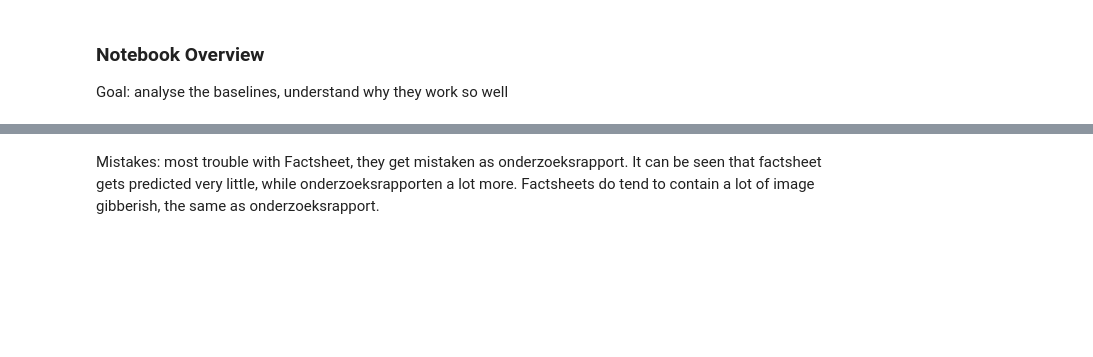
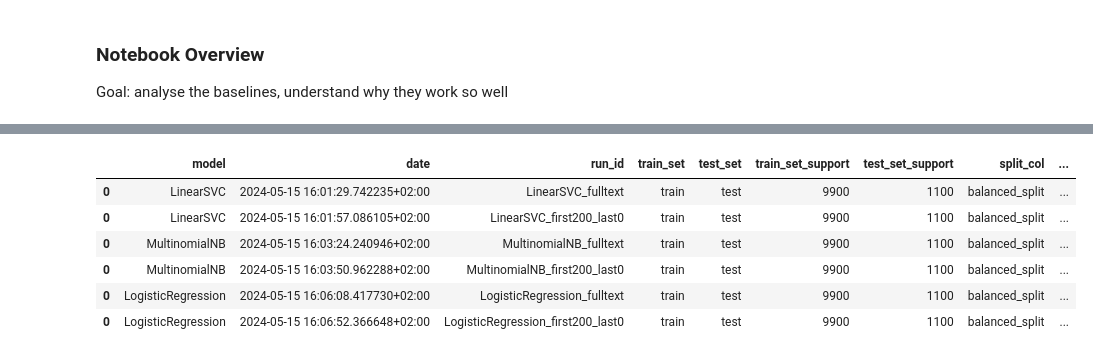
Before and after one commit to Amsterdam-Internships/document-classification-using-large-language-models, a Jupyter notebook: PredictionAnalysis/BaselineAnalysis.ipynb, the cells around one changed output, grey strips where cells are left out. Cells and saved outputs as stored; diff of their text form; code cells hidden in the pictures; blank space fills up the shorter version.

```diff
--- a/PredictionAnalysis/BaselineAnalysis.ipynb
+++ b/PredictionAnalysis/BaselineAnalysis.ipynb
@@ -234,2 +217,10 @@ Highest mistakes per class for each run:
-# %% [markdown]
-Mistakes: most trouble with Factsheet, they get mistaken as onderzoeksrapport. It can be seen that factsheet gets predicted very little, while onderzoeksrapporten a lot more. Factsheets do tend to contain a lot of image gibberish, the same as onderzoeksrapport.
+# %%
+display(overview.loc[overview['run_id'].isin(pred['run_id'])])
+# %% [output]
+|  | model | date | run_id | train_set | test_set | train_set_support | test_set_support | split_col | ... |
+| 0 | LinearSVC | 2024-05-15 16:01:29.742235+02:00 | LinearSVC_fulltext | train | test | 9900 | 1100 | balanced_split | ... |
+| 0 | LinearSVC | 2024-05-15 16:01:57.086105+02:00 | LinearSVC_first200_last0 | train | test | 9900 | 1100 | balanced_split | ... |
+| 0 | MultinomialNB | 2024-05-15 16:03:24.240946+02:00 | MultinomialNB_fulltext | train | test | 9900 | 1100 | balanced_split | ... |
+| 0 | MultinomialNB | 2024-05-15 16:03:50.962288+02:00 | MultinomialNB_first200_last0 | train | test | 9900 | 1100 | balanced_split | ... |
+| 0 | LogisticRegression | 2024-05-15 16:06:08.417730+02:00 | LogisticRegression_fulltext | train | test | 9900 | 1100 | balanced_split | ... |
+| 0 | LogisticRegression | 2024-05-15 16:06:52.366648+02:00 | LogisticRegression_first200_last0 | train | test | 9900 | 1100 | balanced_split | ... |
```
Also changed, not shown: parts of 10 cells of this notebook, 8 other files.
